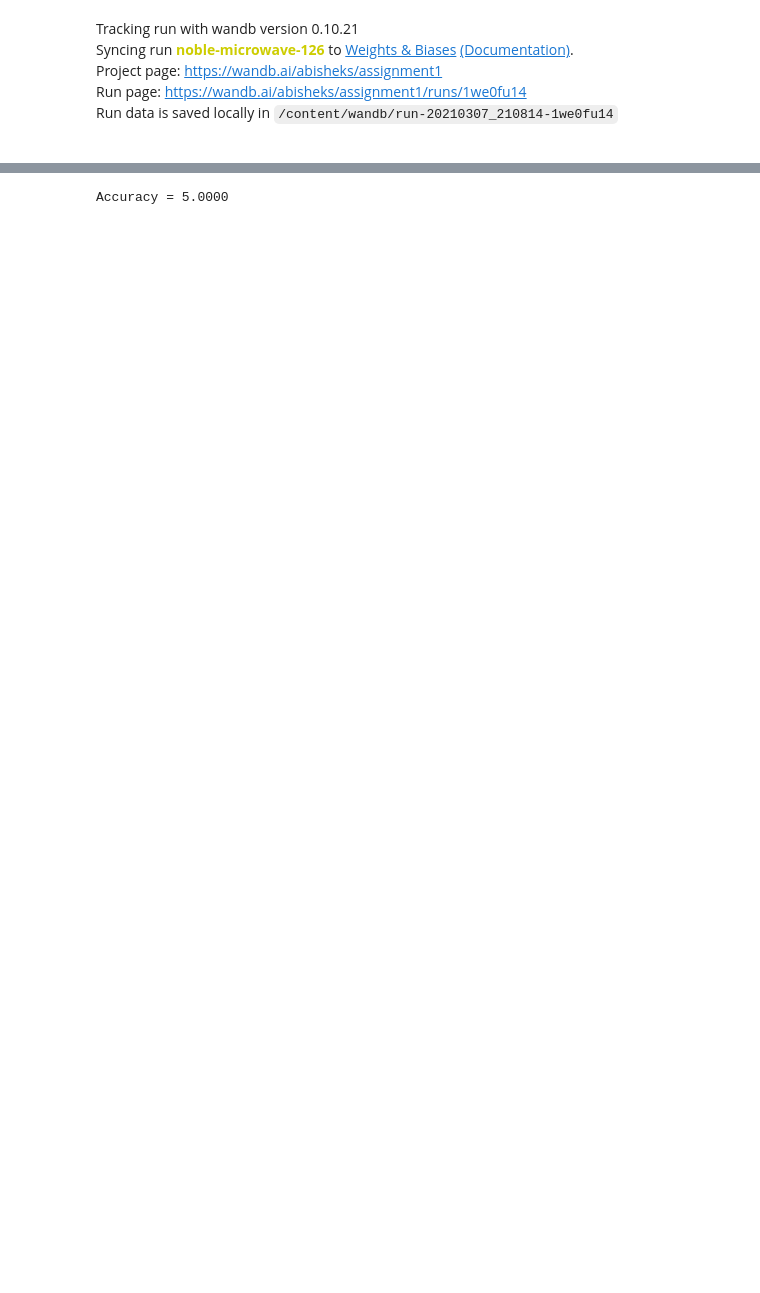
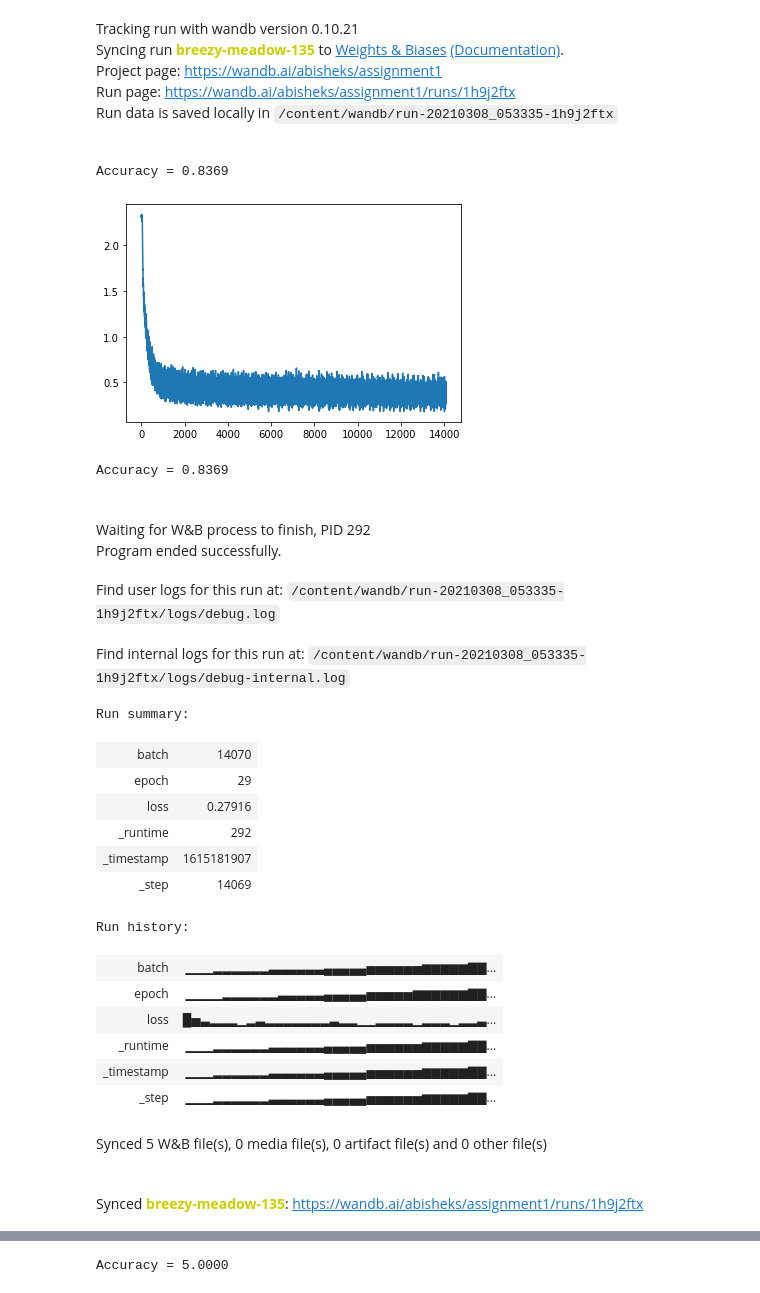
Before and after one commit to anish-sk/CS6910_Assignment1, a Jupyter notebook: src/Assignment1.ipynb, the cells around one changed output, grey strips where cells are left out. Saved outputs shown, nothing was run; the diff lists cells and outputs as text; code cells hidden in the pictures; blank space fills up the shorter version.

Commit message:
accuracy function and changed cache

```diff
--- a/src/Assignment1.ipynb
+++ b/src/Assignment1.ipynb
@@ -212,7 +207,7 @@ def feedforward_neuron(H_prev, W, b, activation_fn, pre_activation_fn):
 
   assert (H.shape[0] == W.shape[0])
   H = H.reshape((H.shape[0],1))
-  cache = (pre_activation_cache, H)   # Caching the pre-activation and activation output to use it in back-propagation
+  cache = (pre_activation_cache, H_prev)   # Caching the pre-activation and activation output to use it in back-propagation
 
   return H, cache
 # %%
@@ -234,7 +229,8 @@ def forward_propagation(network, x):
     for l in range(0, L):
         H_prev = H
         H, cache = feedforward_neuron(H_prev, network[l]['weights'], network[l]['biases'], network[l]['activation_fn'], network[l]['pre_activation_fn'])
-        network[l]['cache'] = cache_prev
+        #network[l]['cache'] = cache_prev
+        network[l]['cache'] = cache
         cache_prev = cache
 
     assert(H.shape[0] == (network[L-1]['no_neurons']))
@@ -280,7 +276,7 @@ def forward_propagation(network, x):
 
     # Gradients wrt a_(k-1)
     if(k > 0):
-      grad_act_fn_prev = network[k-1]['grad_activation_fn'](network[k]['cache'][0])
+      grad_act_fn_prev = network[k-1]['grad_activation_fn'](network[k-1]['cache'][0])
       grad_a_prev_L = grad_h_prev_L * grad_act_fn_prev
 
     grad_a_k_L = grad_a_prev_L
@@ -842,5 +822,13 @@ def nadam_gradient_descent(X, Y, network, batch_size = 1, eta = 5e-2, max_epochs
   return loss_values
 # %%
+def print_accuracy(network):
+  n_correct = 0
+  for tx, ty in zip(testX_reshaped, testy):
+    tx = tx.reshape((tx.shape[0], 1))
+    testy_pred = np.argmax(forward_propagation(network, tx))
+    n_correct += (testy_pred == ty)
+  print("Accuracy = %0.4f"%(n_correct/testX.shape[0]))
+
 def train_NN(X, Y, optimisation_fn, batch_size, learning_rate, max_epochs, no_hidden_layers, size_hidden_layer, weight_initialisation_fn, activation_fn, pre_activation_fn = linear, output_fn = softmax, grad_act_fn = grad_sigmoid, grad_output_fn = Softmax_CrossEntropy_grad, loss_fn = CrossEntropy_loss):
   # Setting the hyperparameters in the wandb
   wandb.config.update({"no_hidden_layers": no_hidden_layers,
@@ -853,34 +841,62 @@ def train_NN(X, Y, optimisation_fn, batch_size, learning_rate, max_epochs, no_hi
   L = wandb.config['no_hidden_layers']+1                # Number of hidden layerws + Output layer in the neural network
   n_L = [wandb.config['size_hidden_layer']] * (L+1)     # List of number of neurons in the neural network
 
   n_L[0] = X.shape[1]
   n_L[L] = Y.shape[1]
 
   pre_act_fns_L = [pre_activation_fn] * L               # List of Pre-activation functions of the hidden layers and output layer
   act_fns_L = [activation_fn] * (L-1) + [output_fn]     # List of Activation functions of the hidden layers and output layer
   grad_act_fns_L = [grad_act_fn] * (L-1)                # List of Gradients of the Activation functions, of the hidden layers
 
   network = initialize_network(n_L, pre_act_fns_L, act_fns_L, grad_act_fns_L, grad_output_fn, weight_initialisation_fn)
   loss_values = optimisation_fn(X, Y, network, batch_size, learning_rate, max_epochs, loss_fn)
 
   plt.plot(loss_values)
   plt.show()
 
+  return network
 
 trainy_onehot = []
 for y in trainy:
   curr_y = [0]*N_CLASSES
   curr_y[y] = 1
   trainy_onehot.append(curr_y)
 
 trainy_onehot = np.array(trainy_onehot)
 
 run = wandb.init(project="assignment1", entity="abisheks", reinit=True)
-train_NN(trainX_reshaped, trainy_onehot, RMSProp_gradient_descent, 128, 1e-3, 30, 2, 10, random_initialisation, sigmoid,  linear, softmax, grad_sigmoid)
+network = train_NN(trainX_reshaped, trainy_onehot, nesterov_gradient_descent, 128, 1e-1, 30, 2, 10, random_initialisation, sigmoid,  linear, softmax, grad_sigmoid)
+print_accuracy(network)
 run.finish()
+
+print(f'Training data original output : {trainy_onehot[0]}')
+print(f'Training data output from NN : {forward_propagation(network, trainX_reshaped[0].reshape((trainX_reshaped.shape[1],1))).T}')
 # %% [output]
 Tracking run with wandb version 0.10.21
-Syncing run noble-microwave-126 to Weights & Biases (Documentation).
+Syncing run breezy-meadow-135 to Weights & Biases (Documentation).
 Project page: https://wandb.ai/abisheks/assignment1
-Run page: https://wandb.ai/abisheks/assignment1/runs/1we0fu14
-Run data is saved locally in /content/wandb/run-20210307_210814-1we0fu14
+Run page: https://wandb.ai/abisheks/assignment1/runs/1h9j2ftx
+Run data is saved locally in /content/wandb/run-20210308_053335-1h9j2ftx
+Accuracy = 0.8369
+[figure, added]
+Accuracy = 0.8369
+Waiting for W&B process to finish, PID 292
+Program ended successfully.
+Find user logs for this run at: /content/wandb/run-20210308_053335-1h9j2ftx/logs/debug.log
+Find internal logs for this run at: /content/wandb/run-20210308_053335-1h9j2ftx/logs/debug-internal.log
+Run summary:
+| batch | 14070 |
+| epoch | 29 |
+| loss | 0.27916 |
+| _runtime | 292 |
+| _timestamp | 1615181907 |
+| _step | 14069 |
+Run history:
+| batch | ▁▁▁▂▂▂▂▂▂▃▃▃▃▃▃▄▄▄▄▄▅▅▅▅▅▅▆▆▆▆▆▇▇... |
+| epoch | ▁▁▁▁▂▂▂▂▂▂▃▃▃▃▃▄▄▄▄▄▅▅▅▅▅▆▆▆▆▆▆▇▇... |
+| loss | █▅▃▂▂▂▁▂▃▂▂▂▂▂▂▂▃▂▂▁▁▂▂▂▂▁▂▂▂▁▂▂▃... |
+| _runtime | ▁▁▁▂▂▂▂▂▂▃▃▃▃▃▃▄▄▄▄▄▅▅▅▅▅▅▆▆▆▆▆▇▇... |
+| _timestamp | ▁▁▁▂▂▂▂▂▂▃▃▃▃▃▃▄▄▄▄▄▅▅▅▅▅▅▆▆▆▆▆▇▇... |
+| _step | ▁▁▁▂▂▂▂▂▂▃▃▃▃▃▃▄▄▄▄▄▅▅▅▅▅▅▆▆▆▆▆▇▇... |
+Synced 5 W&B file(s), 0 media file(s), 0 artifact file(s) and 0 other file(s)
+Synced breezy-meadow-135: https://wandb.ai/abisheks/assignment1/runs/1h9j2ftx
```
Also changed, not shown: parts of 6 cells of this notebook.
